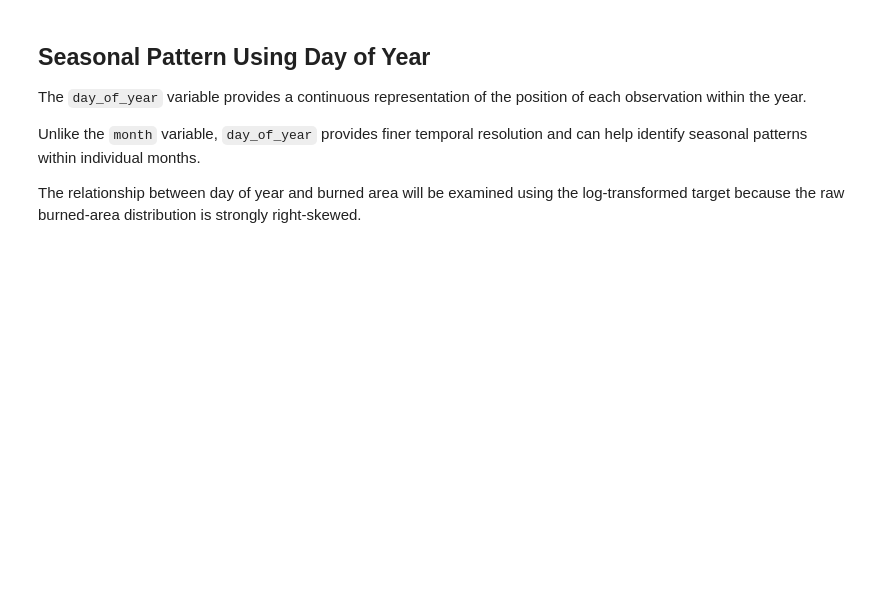
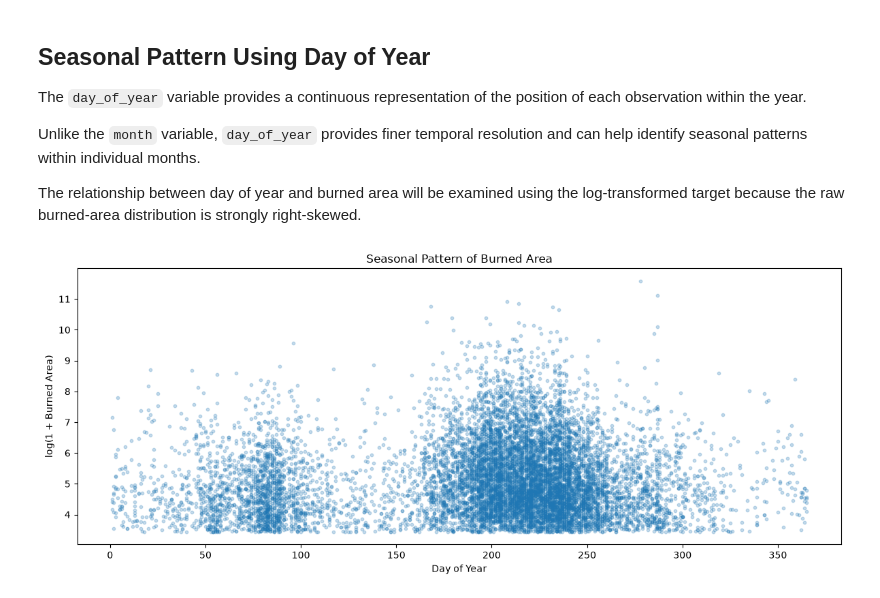
Before and after one commit to mraznyrazeek/ML-Based-Forest-Fire-Prediction-Project, a Jupyter notebook: backend/notebooks/01_mesogeos_data_investigation.ipynb, the cells around one changed output. Drawn from its saved outputs; the diff is of its cells as text; code cells hidden in the pictures; blank space fills up the shorter version.

```diff
--- a/backend/notebooks/01_mesogeos_data_investigation.ipynb
+++ b/backend/notebooks/01_mesogeos_data_investigation.ipynb
@@ -1988,3 +1988,23 @@ The `day_of_year` variable provides a continuous representation of the position
 Unlike the `month` variable, `day_of_year` provides finer temporal resolution and can help identify seasonal patterns within individual months.
 
 The relationship between day of year and burned area will be examined using the log-transformed target because the raw burned-area distribution is strongly right-skewed.
+# %%
+# Seasonal relationship between day of year and burned area
+
+plt.figure(figsize=(12, 5))
+
+plt.scatter(
+    df["day_of_year"],
+    np.log1p(df["burned_area_ha"]),
+    alpha=0.25,
+    s=10
+)
+
+plt.title("Seasonal Pattern of Burned Area")
+plt.xlabel("Day of Year")
+plt.ylabel("log(1 + Burned Area)")
+
+plt.tight_layout()
+plt.show()
+# %% [output]
+[figure, added]
```
Also changed, not shown: parts of 6 cells of this notebook.
